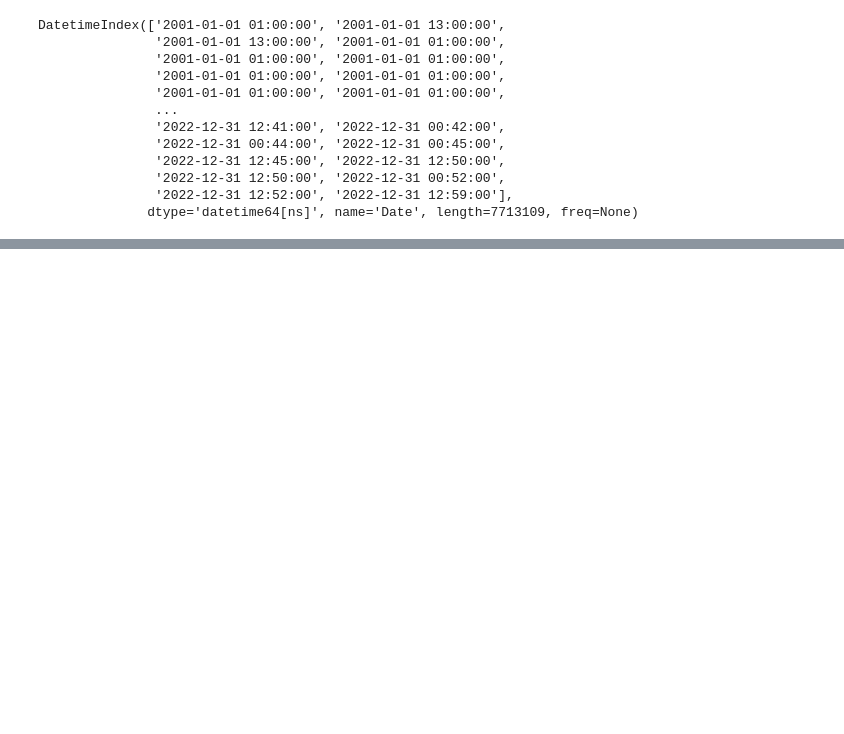
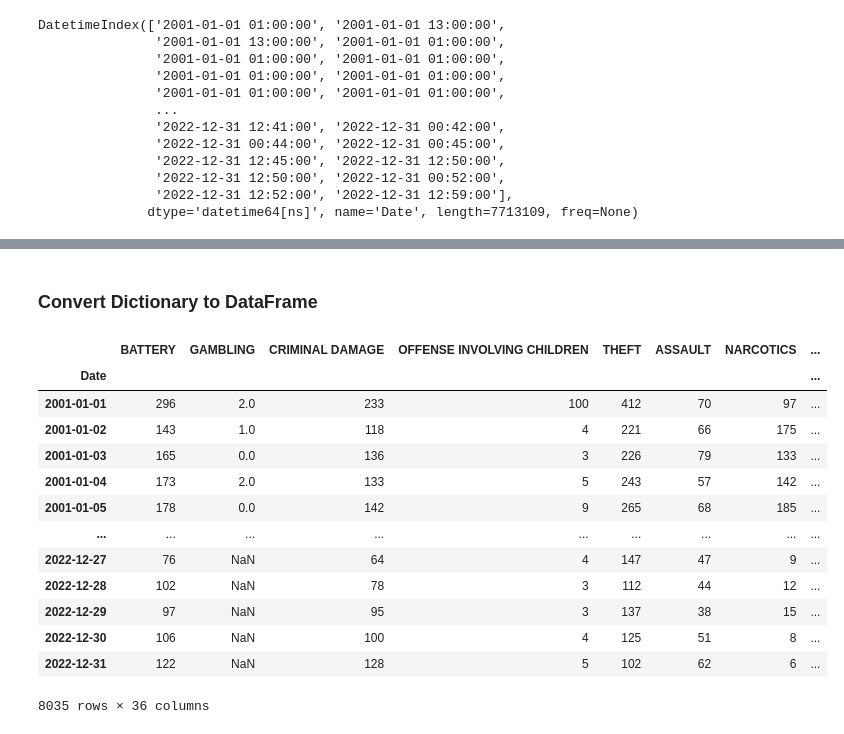
Before and after one commit to ruelanthonyb/Crime-Analysis-Project, a Jupyter notebook: Project 3 - Part 1 (Core).ipynb, the cells around one changed output, grey strips where cells are left out. Cells and saved outputs as stored; diff of their text form; code cells hidden in the pictures; blank space fills up the shorter version.

```diff
--- a/Project 3 - Part 1 (Core).ipynb
+++ b/Project 3 - Part 1 (Core).ipynb
@@ -202,0 +353,4 @@ DatetimeIndex(['2001-01-01 01:00:00', '2001-01-01 13:00:00',
+# %%
+# get a list of unique crime descriptions
+crime_list = chicago_df['Primary Type'].unique()
+crime_list
@@ -202,0 +370,14 @@ DatetimeIndex(['2001-01-01 01:00:00', '2001-01-01 13:00:00',
+# %%
+# Create an empty dictionary
+CRIMES = {}
+# Loop through the list of crimes
+for crime in crime_list:
+    # I. Save a temp df of just the rows that match the crime
+   temp = chicago_df.loc[ chicago_df['Primary Type']==crime].copy()
+    # II. Resample the temp DataFrame as Daily data (crime counts)
+    # and keep ONLY the .size()
+   temp_res = temp.resample("D").size()
+   #III. Save the temporary DataFrame in the dictionary,
+   #using the crime description as the key.
+   CRIMES[crime] = temp_res.copy()
+CRIMES.keys()
@@ -202,0 +402,20 @@ DatetimeIndex(['2001-01-01 01:00:00', '2001-01-01 13:00:00',
+# %% [markdown]
+### Convert Dictionary to DataFrame
+# %%
+crimes_df = pd.DataFrame(CRIMES)
+crimes_df
+# %% [output]
+|  | BATTERY | GAMBLING | CRIMINAL DAMAGE | OFFENSE INVOLVING CHILDREN | THEFT | ASSAULT | NARCOTICS | ... |
+| Date |  |  |  |  |  |  |  | ... |
+| 2001-01-01 | 296 | 2.0 | 233 | 100 | 412 | 70 | 97 | ... |
+| 2001-01-02 | 143 | 1.0 | 118 | 4 | 221 | 66 | 175 | ... |
+| 2001-01-03 | 165 | 0.0 | 136 | 3 | 226 | 79 | 133 | ... |
+| 2001-01-04 | 173 | 2.0 | 133 | 5 | 243 | 57 | 142 | ... |
+| 2001-01-05 | 178 | 0.0 | 142 | 9 | 265 | 68 | 185 | ... |
+| ... | ... | ... | ... | ... | ... | ... | ... | ... |
+| 2022-12-27 | 76 | NaN | 64 | 4 | 147 | 47 | 9 | ... |
+| 2022-12-28 | 102 | NaN | 78 | 3 | 112 | 44 | 12 | ... |
+| 2022-12-29 | 97 | NaN | 95 | 3 | 137 | 38 | 15 | ... |
+| 2022-12-30 | 106 | NaN | 100 | 4 | 125 | 51 | 8 | ... |
+| 2022-12-31 | 122 | NaN | 128 | 5 | 102 | 62 | 6 | ... |
+8035 rows × 36 columns
```
Also changed, not shown: parts of 15 cells of this notebook.
